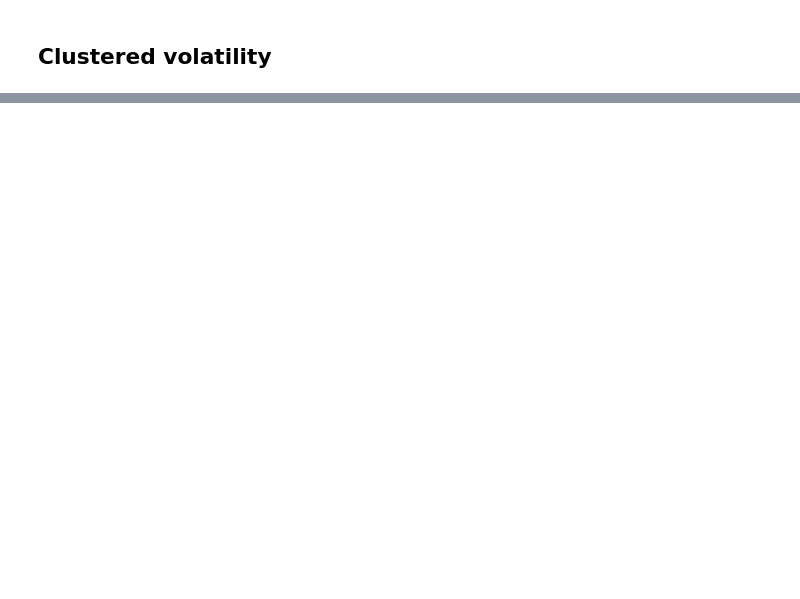
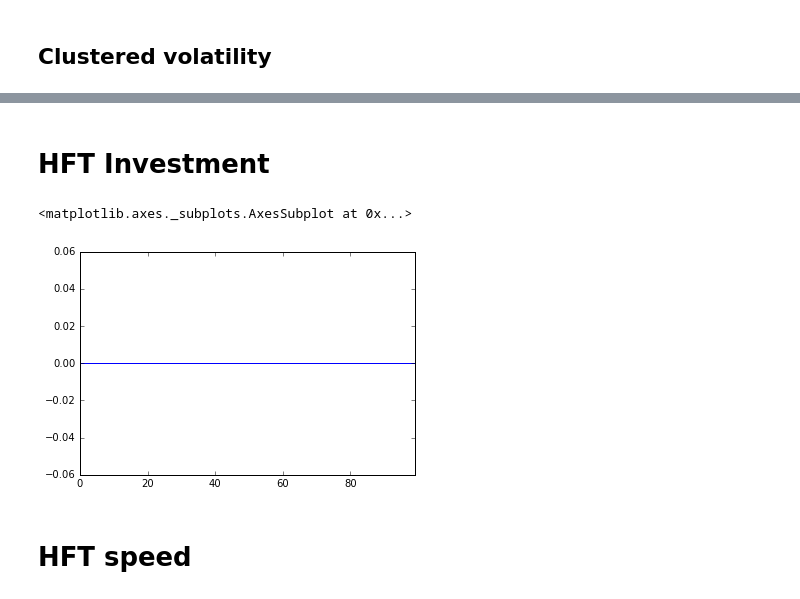
Before and after one commit to joerischasfoort/hfm-abm, a Jupyter notebook: replication.ipynb, the cells around one changed output, grey strips where cells are left out. Saved outputs shown, nothing was run; the diff lists cells and outputs as text; code cells hidden in the pictures; blank space fills up the shorter version.

```diff
--- a/replication.ipynb
+++ b/replication.ipynb
@@ -145,0 +146,17 @@ ax1.set_xlabel('Lag', fontsize='14')
+# %% [markdown]
+# HFT Investment
+# %%
+cum_inv = []
+for hft in high_frequency_traders:
+    cum_inv.append(np.array(hft.var_previous.cum_investment))
+# %%
+agg_cum_inv = np.zeros(len(cum_inv[0]))
+for c_i in cum_inv:
+    agg_cum_inv += c_i
+# %%
+pd.Series(agg_cum_inv)[:100].plot()
+# %% [output]
+<matplotlib.axes._subplots.AxesSubplot at 0x...>
+[figure, added]
+# %% [markdown]
+# HFT speed
```
Also changed, not shown: parts of 16 cells of this notebook, 4 other files.
